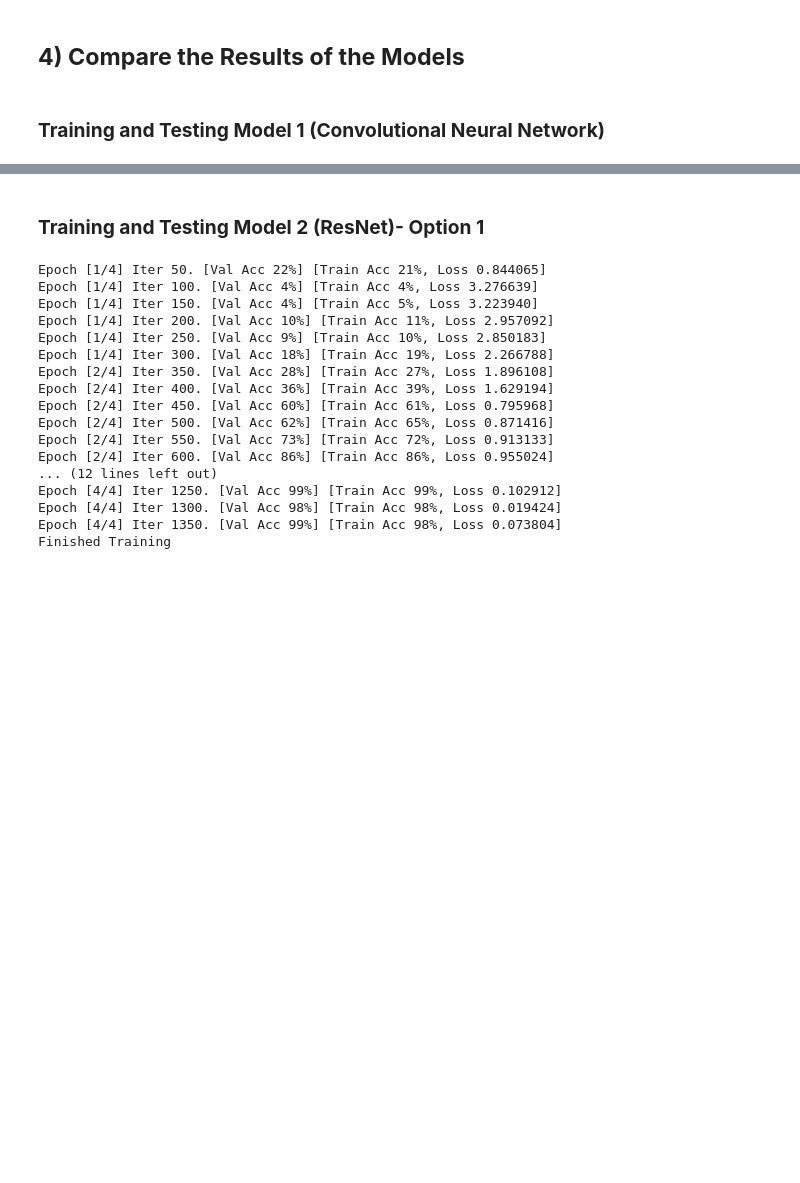
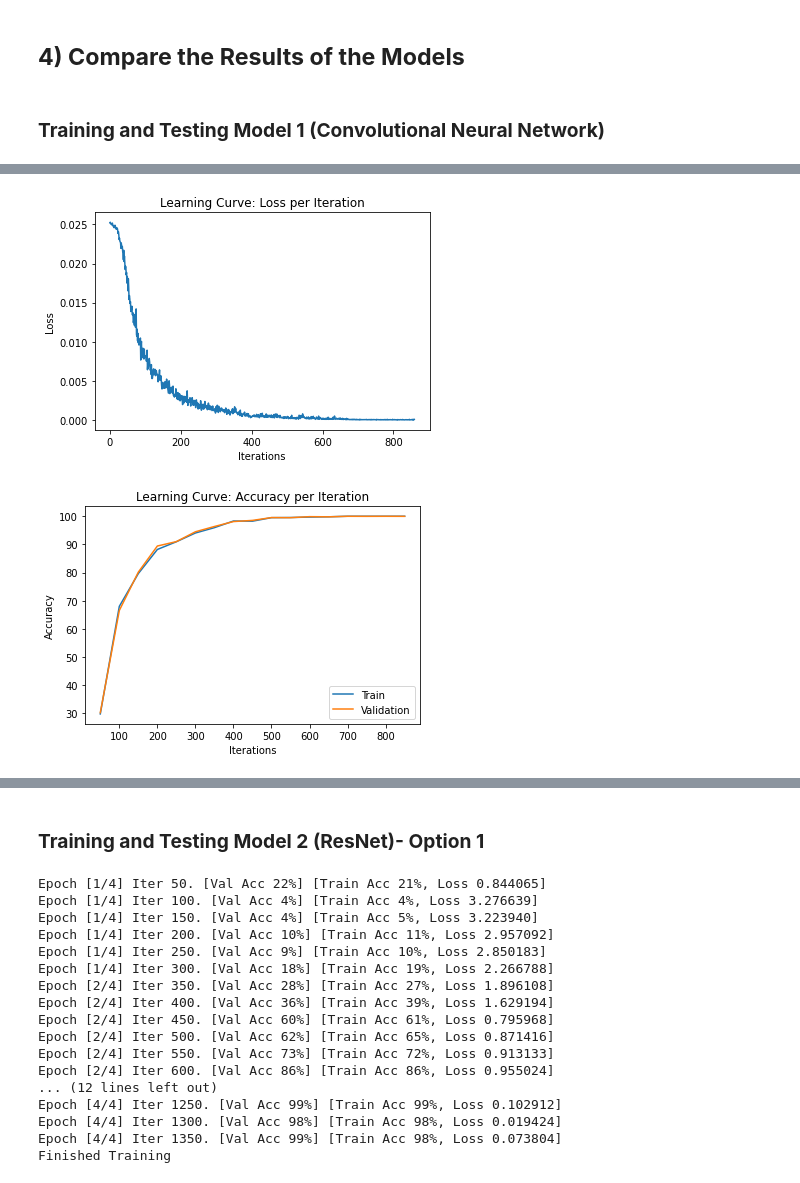
Before and after one commit to RonBartov/american-sign-language-image-classification, a Jupyter notebook: Final_Project_ASL_Classification.ipynb, the cells around one changed output, grey strips where cells are left out. Drawn from its saved outputs; the diff is of its cells as text; code cells hidden in the pictures; blank space fills up the shorter version.

```diff
--- a/Final_Project_ASL_Classification.ipynb
+++ b/Final_Project_ASL_Classification.ipynb
@@ -308,12 +308,12 @@ In order to start our training part properly, we would like to learn the data in
 # Define the data paths
 
 # Ron's paths
-csv_train_val_path = "/content/gdrive/MyDrive/Colab Notebooks/Deep Learning Final Project- ASL/sign_mnist_train.zip"
-csv_test_path = "/content/gdrive/MyDrive/Colab Notebooks/Deep Learning Final Project- ASL/sign_mnist_test.zip"
+# csv_train_val_path = "/content/gdrive/MyDrive/Colab Notebooks/Deep Learning Final Project- ASL/sign_mnist_train.zip"
+# csv_test_path = "/content/gdrive/MyDrive/Colab Notebooks/Deep Learning Final Project- ASL/sign_mnist_test.zip"
 
-# Aviv's paths
-# csv_train_val_path = "/content/gdrive/MyDrive/DP_course/final/data/sign_mnist_train.csv"
-# csv_test_path = "/content/gdrive/MyDrive/DP_course/final/data/sign_mnist_test.csv"
+#Aviv's paths
+csv_train_val_path = "/content/gdrive/MyDrive/DP_course/final/data/sign_mnist_train.csv"
+csv_test_path = "/content/gdrive/MyDrive/DP_course/final/data/sign_mnist_test.csv"
 # %%
 df_train_val = pd.read_csv(csv_train_val_path)
 df_test = pd.read_csv(csv_test_path)
@@ -1032,3 +1071,6 @@ class VGG16(nn.Module):
 ## **4) Compare the Results of the Models**
 # %% [markdown]
 ### **Training and Testing Model 1 (Convolutional Neural Network)**
+# %%
+# initialize the model with 2 convolutional blocks - without batch normalization
+model_conv1 = ConvNet2(batch_norm = False)
@@ -1034,0 +1080,7 @@ class VGG16(nn.Module):
+# %%
+# define optimizer and loss criterion
+criterion_conv1 = F.nll_loss
+optimizer_conv1 = torch.optim.Adam(model_conv1.parameters(), lr=0.001, betas=(0.9, 0.999), eps=1e-08)
+# train the model
+train_model(df_train,df_val, model_conv1, criterion_conv1, optimizer_conv1, num_epochs = 5, batch_size= 128)
+# %% [output]
@@ -1034,0 +1105,2 @@ class VGG16(nn.Module):
+[figure, added]
+[figure, added]
```
Also changed, not shown: parts of 12 cells of this notebook.
